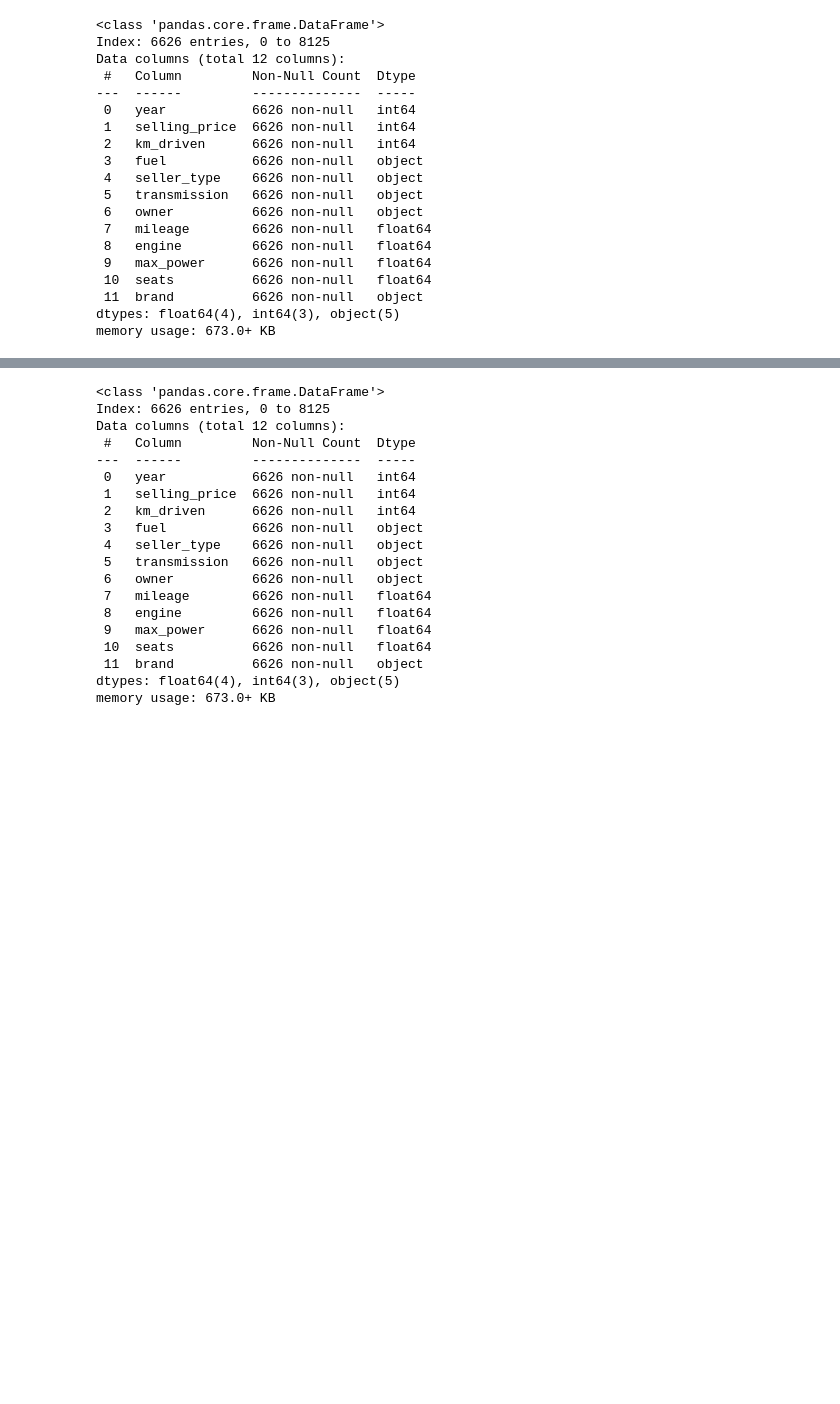
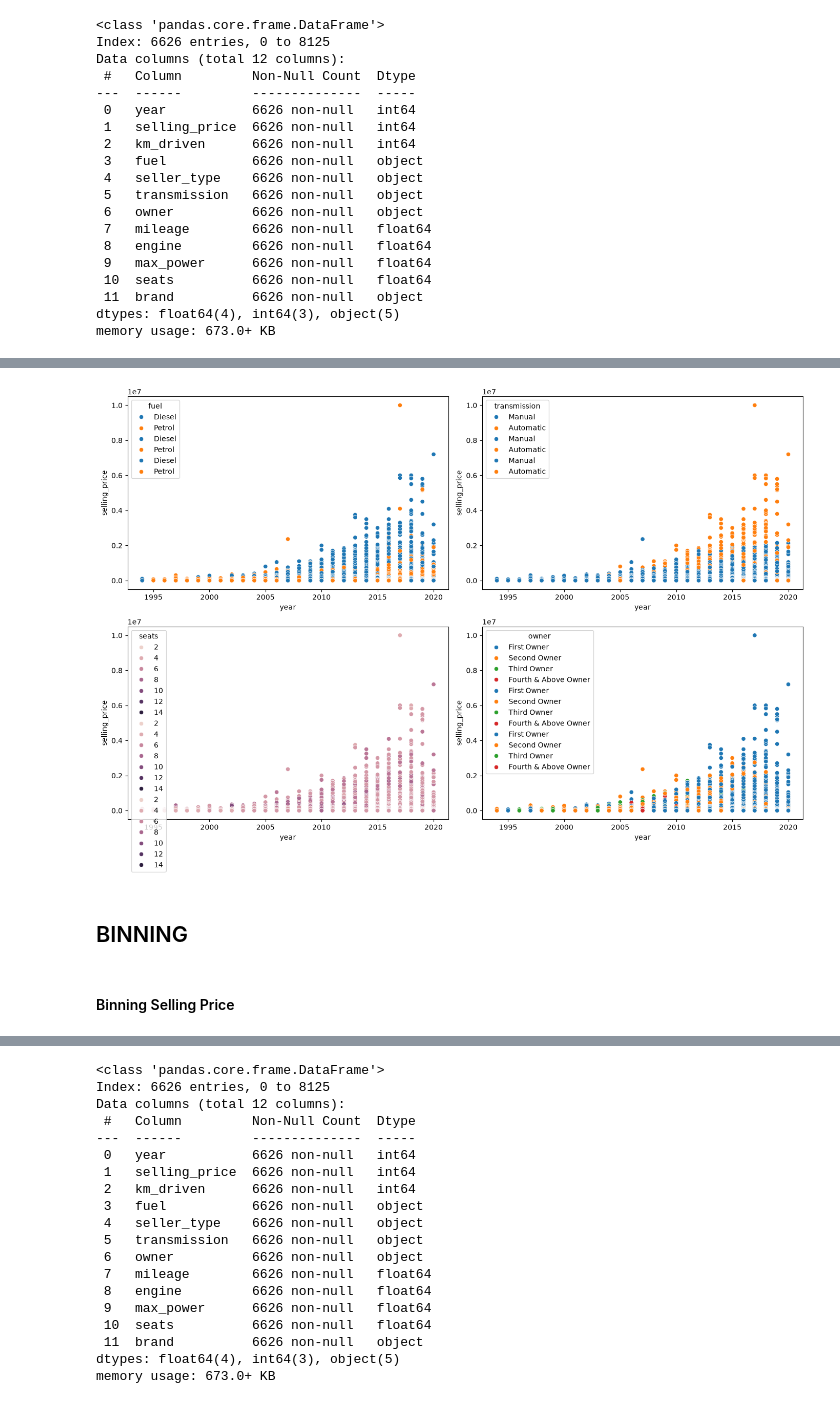
Before and after one commit to anishDevMage/ML-August-2026-A3-st125973, a Jupyter notebook: A3_Predicting_Car_Price_st125973.ipynb, the cells around one changed output, grey strips where cells are left out. Cells and saved outputs as stored; diff of their text form; code cells hidden in the pictures; blank space fills up the shorter version.

```diff
--- a/A3_Predicting_Car_Price_st125973.ipynb
+++ b/A3_Predicting_Car_Price_st125973.ipynb
@@ -174,0 +204,26 @@ memory usage: 673.0+ KB
+# %%
+# ARE THESE EDA graphs ENOUGH ?
+
+fig, axes = plt.subplots(2,2,figsize=(14,10))
+axes = axes.flatten()
+
+hue_cols = ['fuel', 'transmission', 'seats', 'owner']
+
+for i, hue_col in enumerate(hue_cols):
+    sns.scatterplot(data=df, x='year', y='selling_price', hue = hue_col, ax=axes[i])
+
+for i, hue_col in enumerate(hue_cols):
+    sns.scatterplot(data=df, x='year', y='km_driven', hue = hue_col, ax=axes[i])
+
+for i, hue_col in enumerate(hue_cols):
+    sns.scatterplot(data=df, x='year', y='mileage', hue = hue_col, ax=axes[i])
+
+
+plt.tight_layout()
+plt.show()
+# %% [output]
+[figure, added]
+# %% [markdown]
+## BINNING
+# %% [markdown]
+#### Binning Selling Price
```
Also changed, not shown: parts of 14 cells of this notebook.
